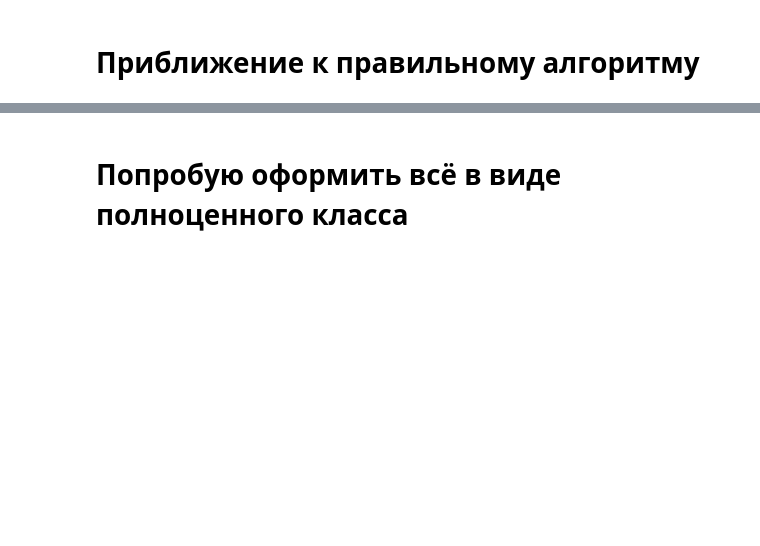
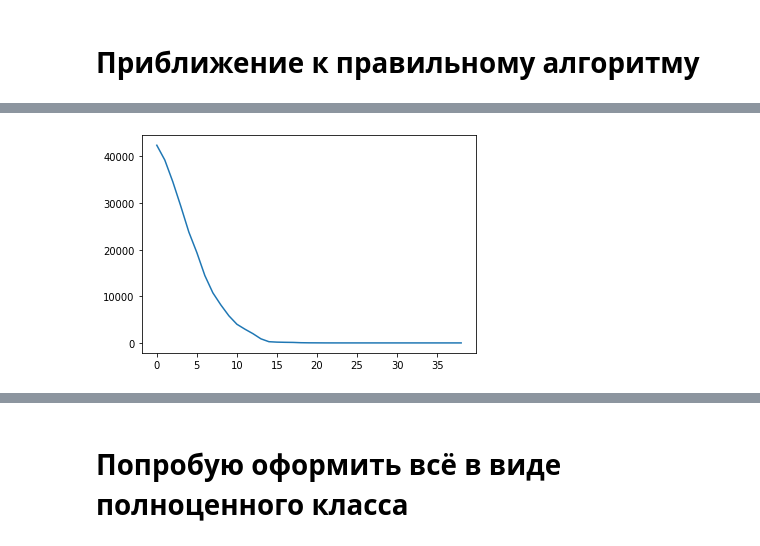
Before and after one commit to 89605502155/PLS, a Jupyter notebook: N-PLS.ipynb, the cells around one changed output, grey strips where cells are left out. Saved outputs shown, nothing was run; the diff lists cells and outputs as text; code cells hidden in the pictures; blank space fills up the shorter version.

```diff
--- a/N-PLS.ipynb
+++ b/N-PLS.ipynb
@@ -111,0 +118,5 @@ array([5450.19419996, 4930.33342223, 4576.11980653, 4300.81569636,
+# %%
+plt.plot(output[0:39])
+plt.show();
+# %% [output]
+[figure, added]
```
Also changed, not shown: parts of 10 cells of this notebook, 1 other file.
